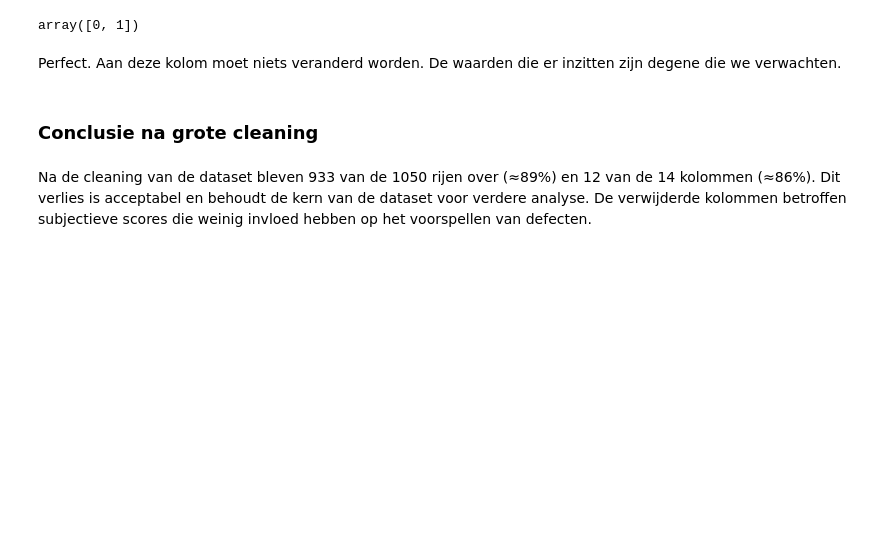
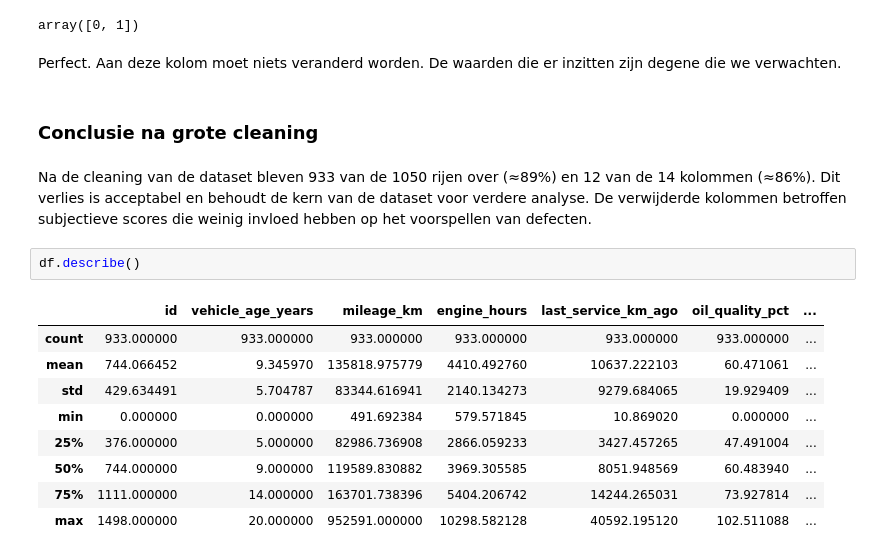
Before and after one commit to MilanMartens/DE-AI-mannen, a Jupyter notebook: notebooks/eda.ipynb, the cells around one changed output. Cells and saved outputs as stored; diff of their text form; blank space fills up the shorter version.

```diff
--- a/notebooks/eda.ipynb
+++ b/notebooks/eda.ipynb
@@ -844,3 +843,15 @@ Perfect. Aan deze kolom moet niets veranderd worden. De waarden die er inzitten
 ### Conclusie na grote cleaning
 # %% [markdown]
 Na de cleaning van de dataset bleven 933 van de 1050 rijen over (≈89%) en 12 van de 14 kolommen (≈86%). Dit verlies is acceptabel en behoudt de kern van de dataset voor verdere analyse. De verwijderde kolommen betroffen subjectieve scores die weinig invloed hebben op het voorspellen van defecten.
+# %%
+df.describe()
+# %% [output]
+|  | id | vehicle_age_years | mileage_km | engine_hours | last_service_km_ago | oil_quality_pct | ... |
+| count | 933.000000 | 933.000000 | 933.000000 | 933.000000 | 933.000000 | 933.000000 | ... |
+| mean | 744.066452 | 9.345970 | 135818.975779 | 4410.492760 | 10637.222103 | 60.471061 | ... |
+| std | 429.634491 | 5.704787 | 83344.616941 | 2140.134273 | 9279.684065 | 19.929409 | ... |
+| min | 0.000000 | 0.000000 | 491.692384 | 579.571845 | 10.869020 | 0.000000 | ... |
+| 25% | 376.000000 | 5.000000 | 82986.736908 | 2866.059233 | 3427.457265 | 47.491004 | ... |
+| 50% | 744.000000 | 9.000000 | 119589.830882 | 3969.305585 | 8051.948569 | 60.483940 | ... |
+| 75% | 1111.000000 | 14.000000 | 163701.738396 | 5404.206742 | 14244.265031 | 73.927814 | ... |
+| max | 1498.000000 | 20.000000 | 952591.000000 | 10298.582128 | 40592.195120 | 102.511088 | ... |
```
Also changed, not shown: parts of 2 cells of this notebook.
